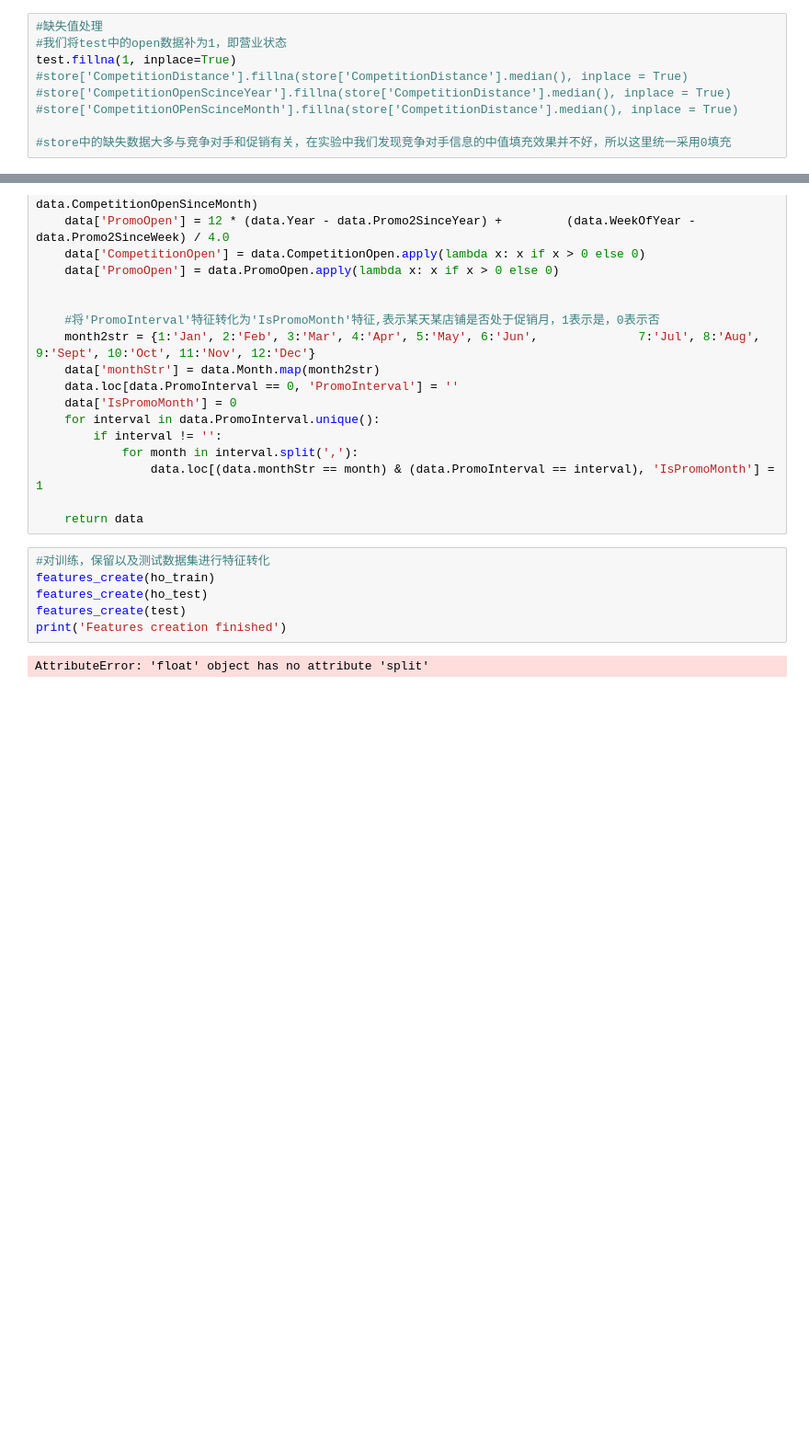
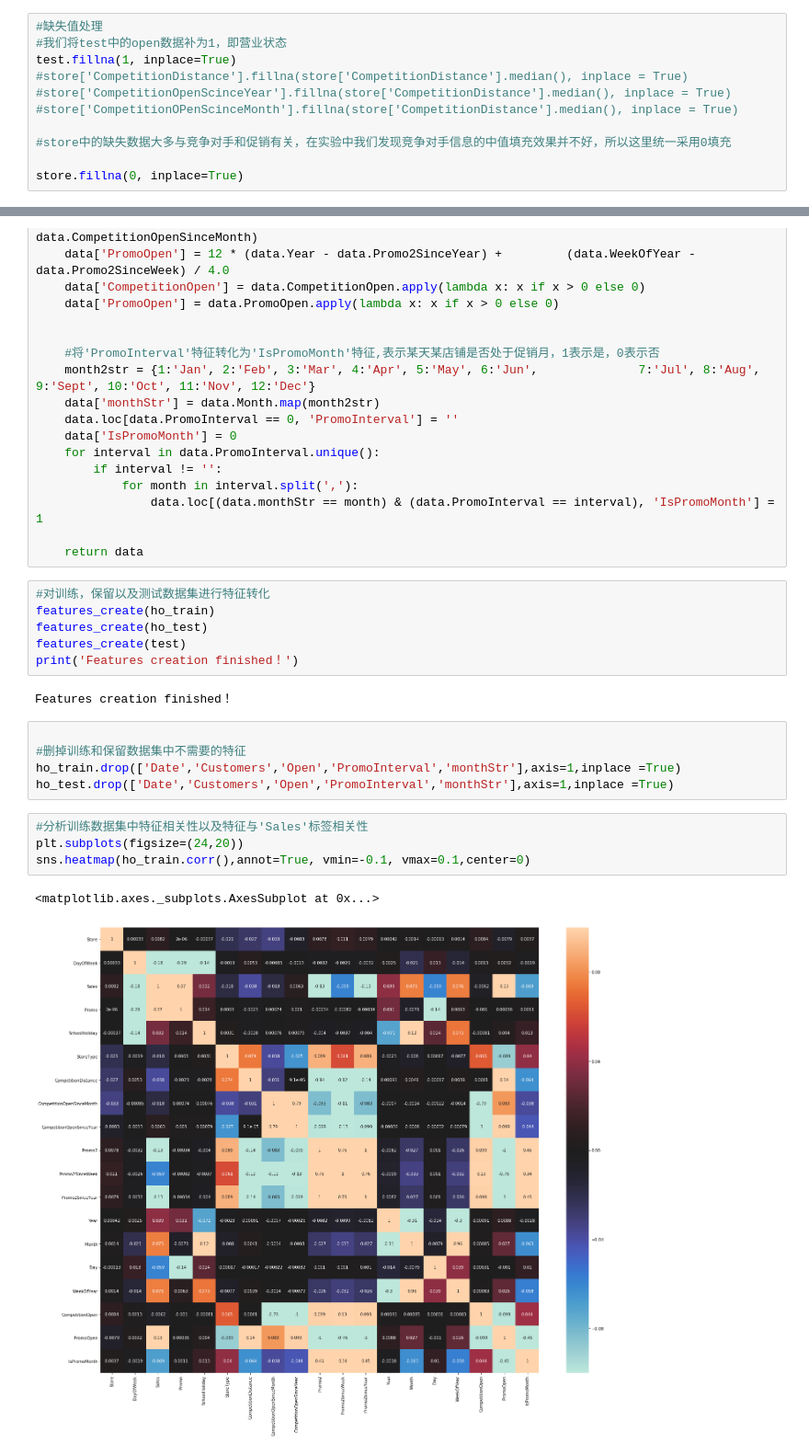
Before and after one commit to alxbj/Uda_Graduation_Project, a Jupyter notebook: Rossmann_capstore_report_alxbj_csdn.ipynb, the cells around one changed output, grey strips where cells are left out. Shown: that part at 92% size. Cells and saved outputs as stored; diff of their text form; blank space fills up the shorter version.

```diff
--- a/Rossmann_capstore_report_alxbj_csdn.ipynb
+++ b/Rossmann_capstore_report_alxbj_csdn.ipynb
@@ -188,6 +188,8 @@ test.fillna(1, inplace=True)
 #store['CompetitionOPenScinceMonth'].fillna(store['CompetitionDistance'].median(), inplace = True)
 
 #store中的缺失数据大多与竞争对手和促销有关，在实验中我们发现竞争对手信息的中值填充效果并不好，所以这里统一采用0填充
+
+store.fillna(0, inplace=True)
 # %%
 #查看是否还存在缺失值
 display(train.isnull().sum(),test.isnull().sum(),store.isnull().sum())
@@ -281,6 +283,18 @@ def features_create(data):
 features_create(ho_train)
 features_create(ho_test)
 features_create(test)
-print('Features creation finished')
+print('Features creation finished！')
 # %% [output]
-AttributeError: 'float' object has no attribute 'split'
+Features creation finished！
+# %%
+
+#删掉训练和保留数据集中不需要的特征
+ho_train.drop(['Date','Customers','Open','PromoInterval','monthStr'],axis=1,inplace =True)
+ho_test.drop(['Date','Customers','Open','PromoInterval','monthStr'],axis=1,inplace =True)
+# %%
+#分析训练数据集中特征相关性以及特征与'Sales'标签相关性
+plt.subplots(figsize=(24,20))
+sns.heatmap(ho_train.corr(),annot=True, vmin=-0.1, vmax=0.1,center=0)
+# %% [output]
+<matplotlib.axes._subplots.AxesSubplot at 0x...>
+[figure, added]
```
Also changed, not shown: parts of 15 cells of this notebook.
